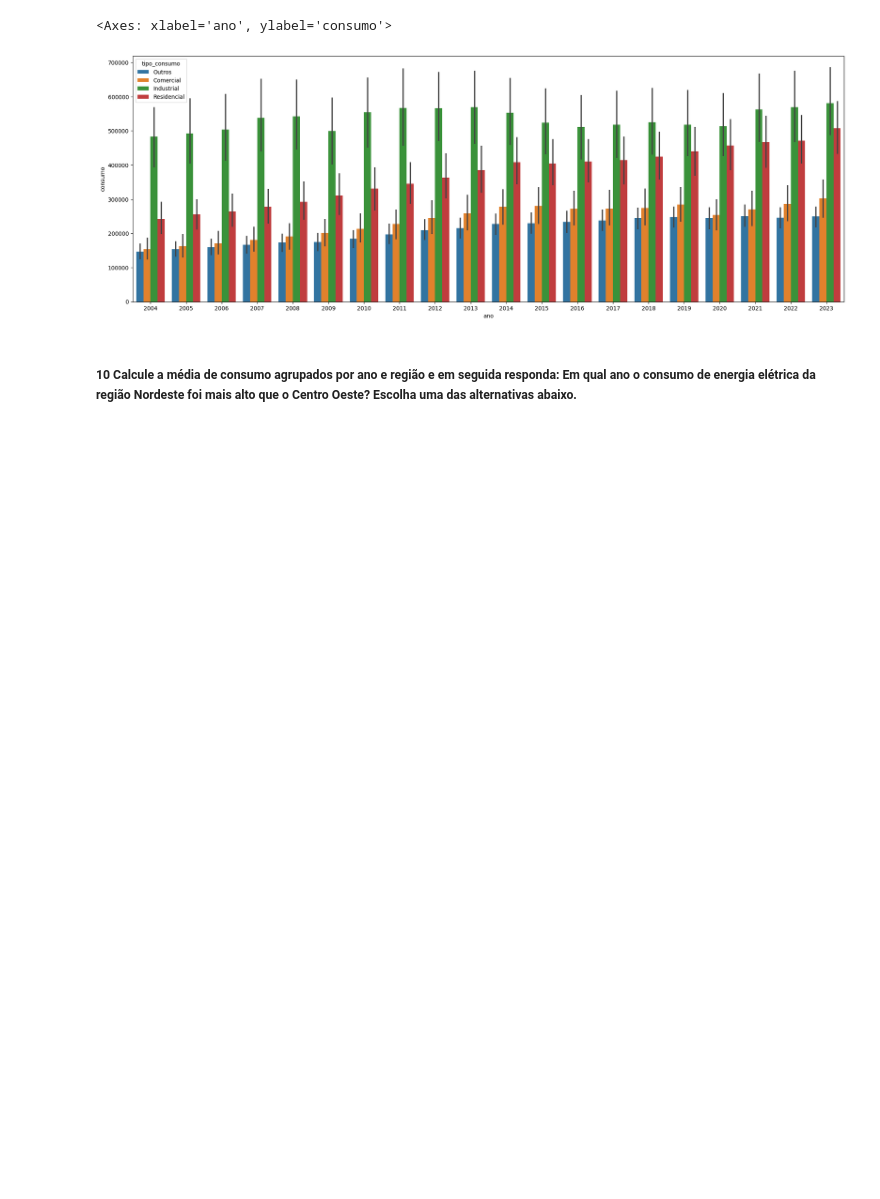
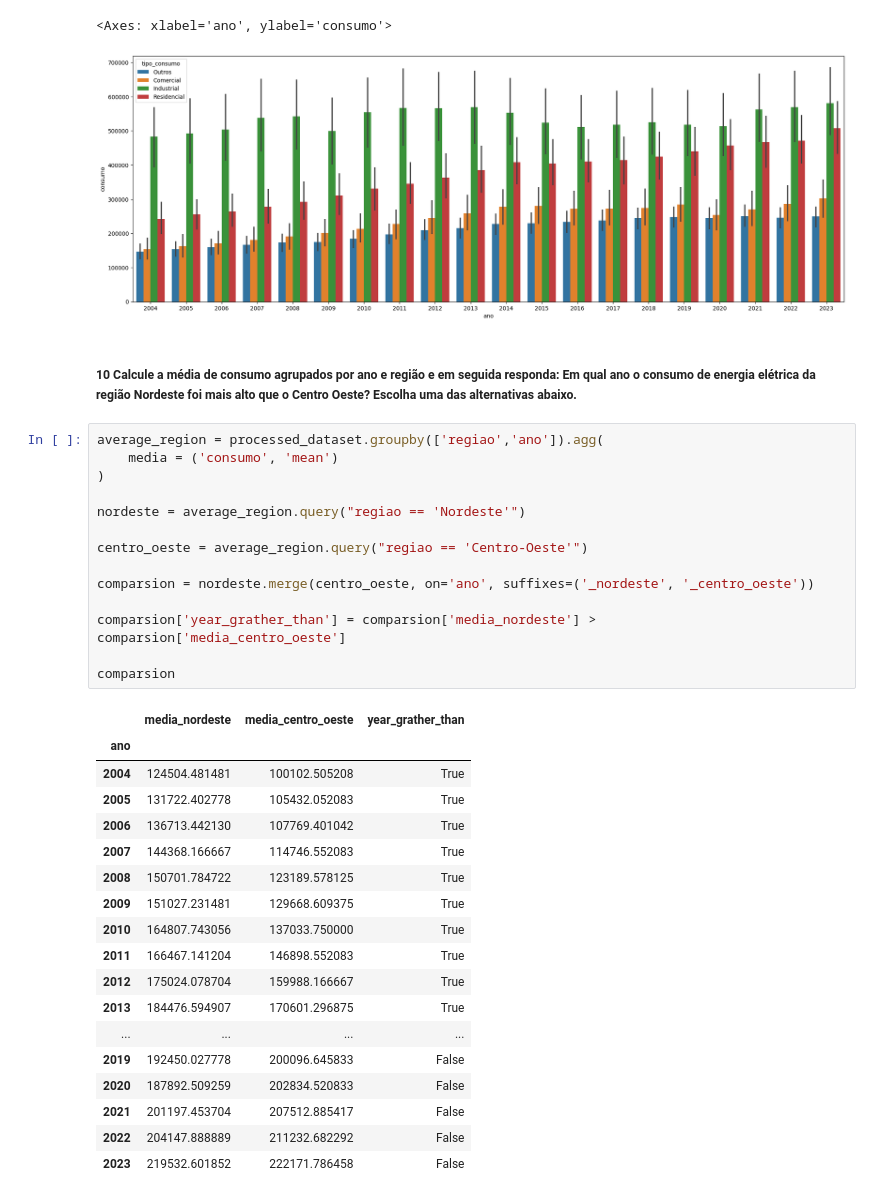
Before and after one commit to pbelfort/trabalho_ciencia_de_dados, a Jupyter notebook: notebook/tp.ipynb, the cells around one changed output. Drawn from its saved outputs; the diff is of its cells as text; blank space fills up the shorter version.

```diff
--- a/notebook/tp.ipynb
+++ b/notebook/tp.ipynb
@@ -280,3 +278,36 @@ sns.barplot(data= processed_dataset,
 [figure]
 # %% [markdown]
 ##### 10 Calcule a média de consumo agrupados por ano e região e em seguida responda: Em qual ano o consumo de energia elétrica da região Nordeste foi mais alto que o Centro Oeste? Escolha uma das alternativas abaixo.
+# %%
+average_region = processed_dataset.groupby(['regiao','ano']).agg(
+    media = ('consumo', 'mean')
+)
+
+nordeste = average_region.query("regiao == 'Nordeste'")
+
+centro_oeste = average_region.query("regiao == 'Centro-Oeste'")
+
+comparsion = nordeste.merge(centro_oeste, on='ano', suffixes=('_nordeste', '_centro_oeste'))
+
+comparsion['year_grather_than'] = comparsion['media_nordeste'] >  comparsion['media_centro_oeste']
+
+comparsion
+# %% [output]
+|  | media_nordeste | media_centro_oeste | year_grather_than |
+| ano |  |  |  |
+| 2004 | 124504.481481 | 100102.505208 | True |
+| 2005 | 131722.402778 | 105432.052083 | True |
+| 2006 | 136713.442130 | 107769.401042 | True |
+| 2007 | 144368.166667 | 114746.552083 | True |
+| 2008 | 150701.784722 | 123189.578125 | True |
+| 2009 | 151027.231481 | 129668.609375 | True |
+| 2010 | 164807.743056 | 137033.750000 | True |
+| 2011 | 166467.141204 | 146898.552083 | True |
+| 2012 | 175024.078704 | 159988.166667 | True |
+| 2013 | 184476.594907 | 170601.296875 | True |
+| ... | ... | ... | ... |
+| 2019 | 192450.027778 | 200096.645833 | False |
+| 2020 | 187892.509259 | 202834.520833 | False |
+| 2021 | 201197.453704 | 207512.885417 | False |
+| 2022 | 204147.888889 | 211232.682292 | False |
+| 2023 | 219532.601852 | 222171.786458 | False |
```
Also changed, not shown: parts of 15 cells of this notebook.
